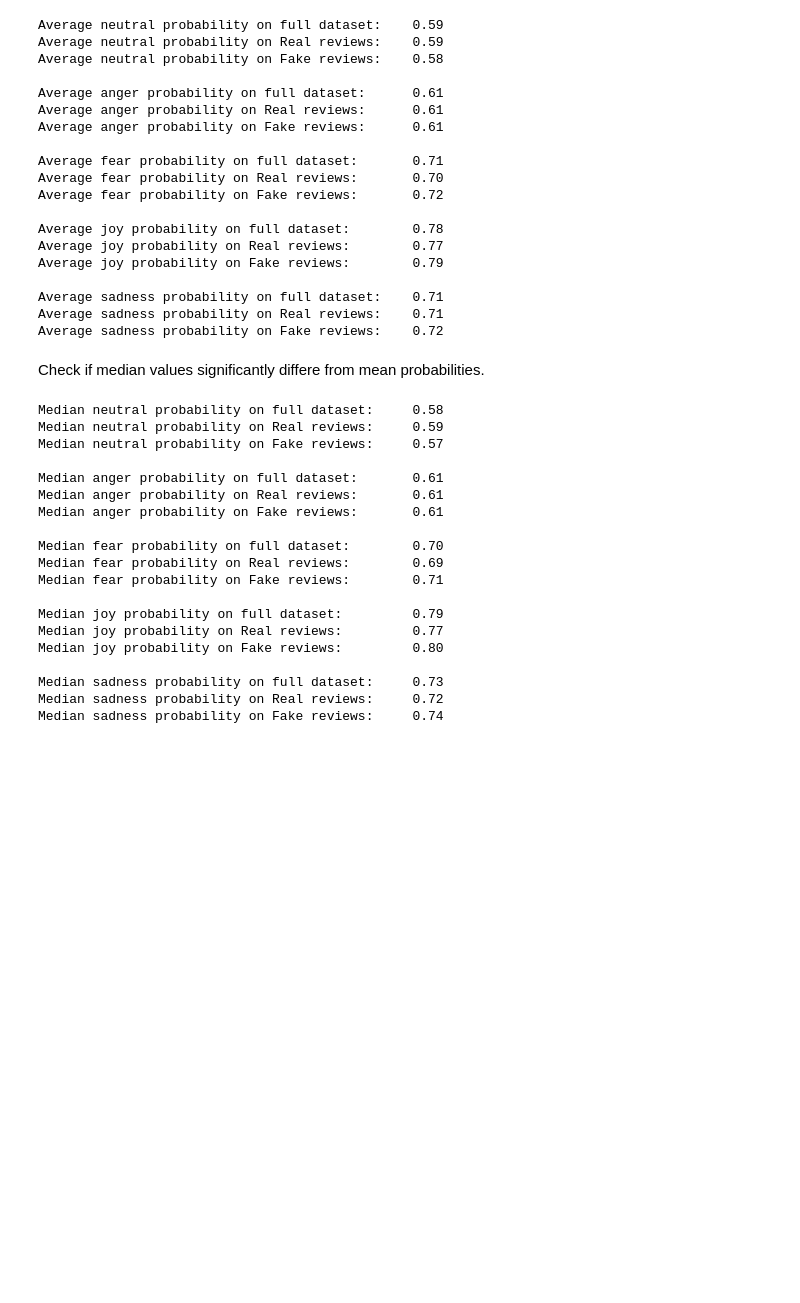
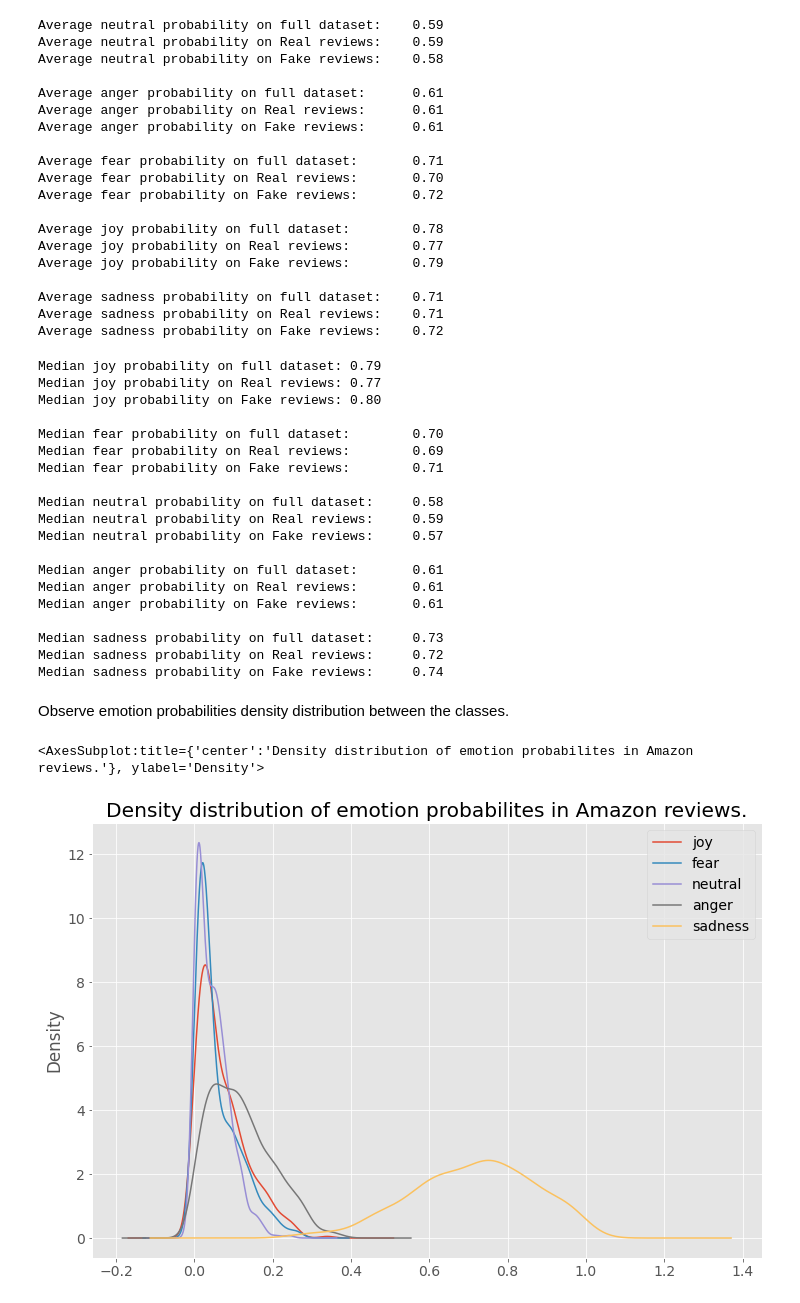
Before and after one commit to kseniapavlina/fake_reviews_with_emotions, a Jupyter notebook: scripts/classification_analysis/results_examination.ipynb, the cells around one changed output. Drawn from its saved outputs; the diff is of its cells as text; code cells hidden in the pictures; blank space fills up the shorter version.

```diff
--- a/scripts/classification_analysis/results_examination.ipynb
+++ b/scripts/classification_analysis/results_examination.ipynb
@@ -175,0 +133,6 @@ Fake reviews average fear probability:          0.09
+# %%
+for emotion in emotions:
+    print('processing {} reviews'.format(emotion))
+    print('Full data average {} probability:\t{:.2f}'.format(emotion, data.joy.mean()))
+    print('Real reviews average {} probability:\t{:.2f}'.format(emotion, amazon_real.joy.mean()))
+    print('Fake reviews average {} probability:\t{:.2f}'.format(emotion, amazon_fake.joy.mean()))
@@ -204,19 +188,9 @@ Average joy probability on Fake reviews:        0.79
 Average sadness probability on full dataset:    0.71
 Average sadness probability on Real reviews:    0.71
 Average sadness probability on Fake reviews:    0.72
-# %% [markdown]
-Check if median values significantly differe from mean probabilities.
 # %%
 for emotion in emotions:
     data_emotion = data.loc[data['PREDICTION'] == emotion]
-    if emotion == 'joy':
-        print('Median {} probability on full dataset:\t\t{:.2f}'.format(emotion, data_emotion[emotion].median()))
-        data_emotion_real = amazon_real.loc[amazon_real['PREDICTION'] == emotion]
-        print('Median {} probability on Real reviews:\t\t{:.2f}'.format(emotion, data_emotion_real[emotion].median()))
-        data_emotion_fake = amazon_fake.loc[amazon_fake['PREDICTION'] == emotion]
-        print('Median {} probability on Fake reviews:\t\t{:.2f}'.format(emotion, data_emotion_fake[emotion].median()))
-        print()
-        continue
     print('Median {} probability on full dataset:\t{:.2f}'.format(emotion, data_emotion[emotion].median()))
     data_emotion_real = amazon_real.loc[amazon_real['PREDICTION'] == emotion]
     print('Median {} probability on Real reviews:\t{:.2f}'.format(emotion, data_emotion_real[emotion].median()))
@@ -224,6 +198,14 @@ for emotion in emotions:
     print('Median {} probability on Fake reviews:\t{:.2f}'.format(emotion, data_emotion_fake[emotion].median()))
     print()
 # %% [output]
+Median joy probability on full dataset: 0.79
+Median joy probability on Real reviews: 0.77
+Median joy probability on Fake reviews: 0.80
+
+Median fear probability on full dataset:        0.70
+Median fear probability on Real reviews:        0.69
+Median fear probability on Fake reviews:        0.71
+
 Median neutral probability on full dataset:     0.58
 Median neutral probability on Real reviews:     0.59
 Median neutral probability on Fake reviews:     0.57
@@ -232,14 +214,16 @@ Median anger probability on full dataset:       0.61
 Median anger probability on Real reviews:       0.61
 Median anger probability on Fake reviews:       0.61
 
-Median fear probability on full dataset:        0.70
-Median fear probability on Real reviews:        0.69
-Median fear probability on Fake reviews:        0.71
-
-Median joy probability on full dataset:         0.79
-Median joy probability on Real reviews:         0.77
-Median joy probability on Fake reviews:         0.80
-
 Median sadness probability on full dataset:     0.73
 Median sadness probability on Real reviews:     0.72
 Median sadness probability on Fake reviews:     0.74
+# %% [markdown]
+Observe emotion probabilities density distribution between the classes.
+# %%
+emotion_probs = pd.DataFrame()
+for emotion in emotions:
+    emotion_probs[emotion] = data_emotion[emotion]
+emotion_probs.plot.kde(title='Density distribution of emotion probabilites in Amazon reviews.', figsize=(12, 8))
+# %% [output]
+<AxesSubplot:title={'center':'Density distribution of emotion probabilites in Amazon reviews.'}, ylabel='Density'>
+[figure, added]
```
Also changed, not shown: parts of 3 cells of this notebook.
